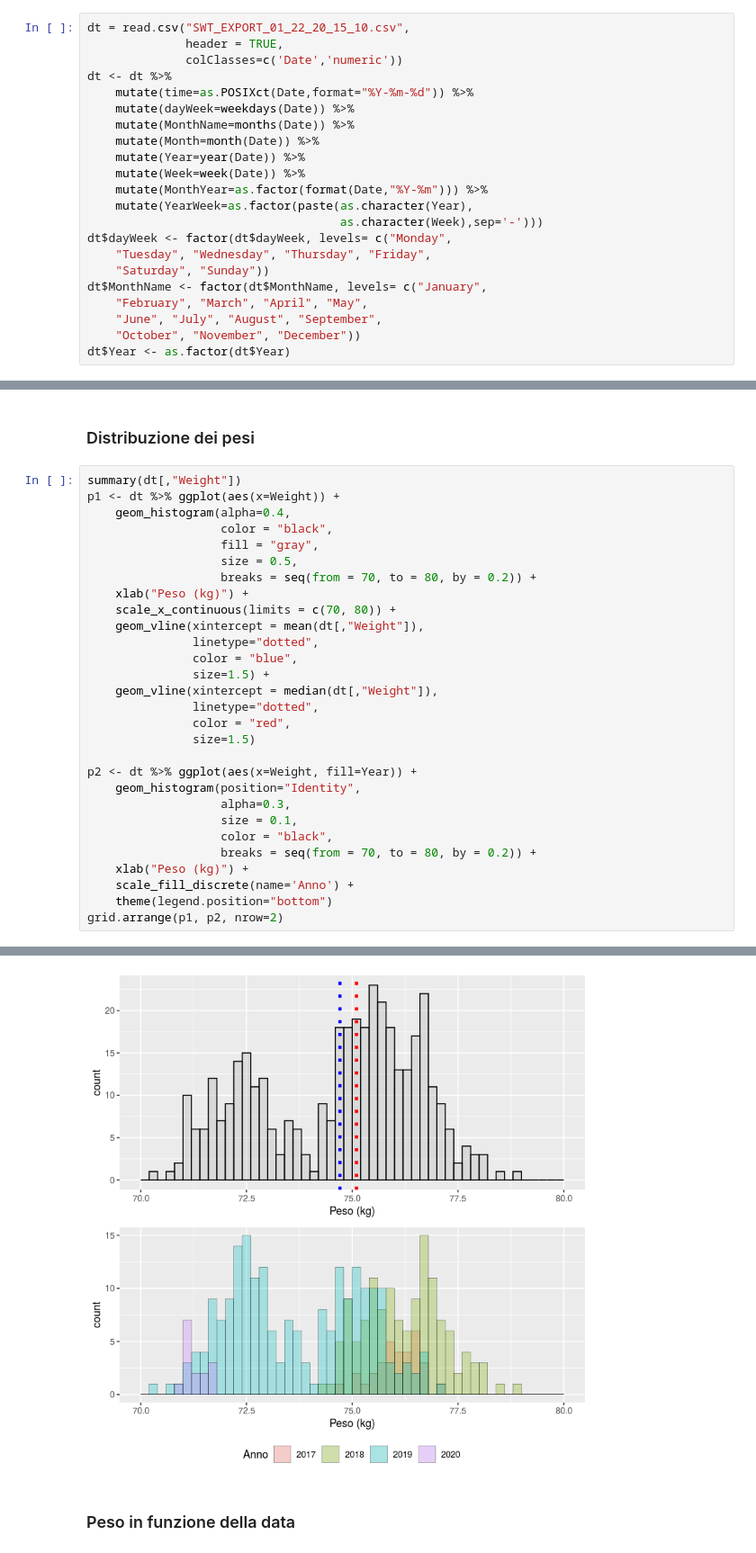
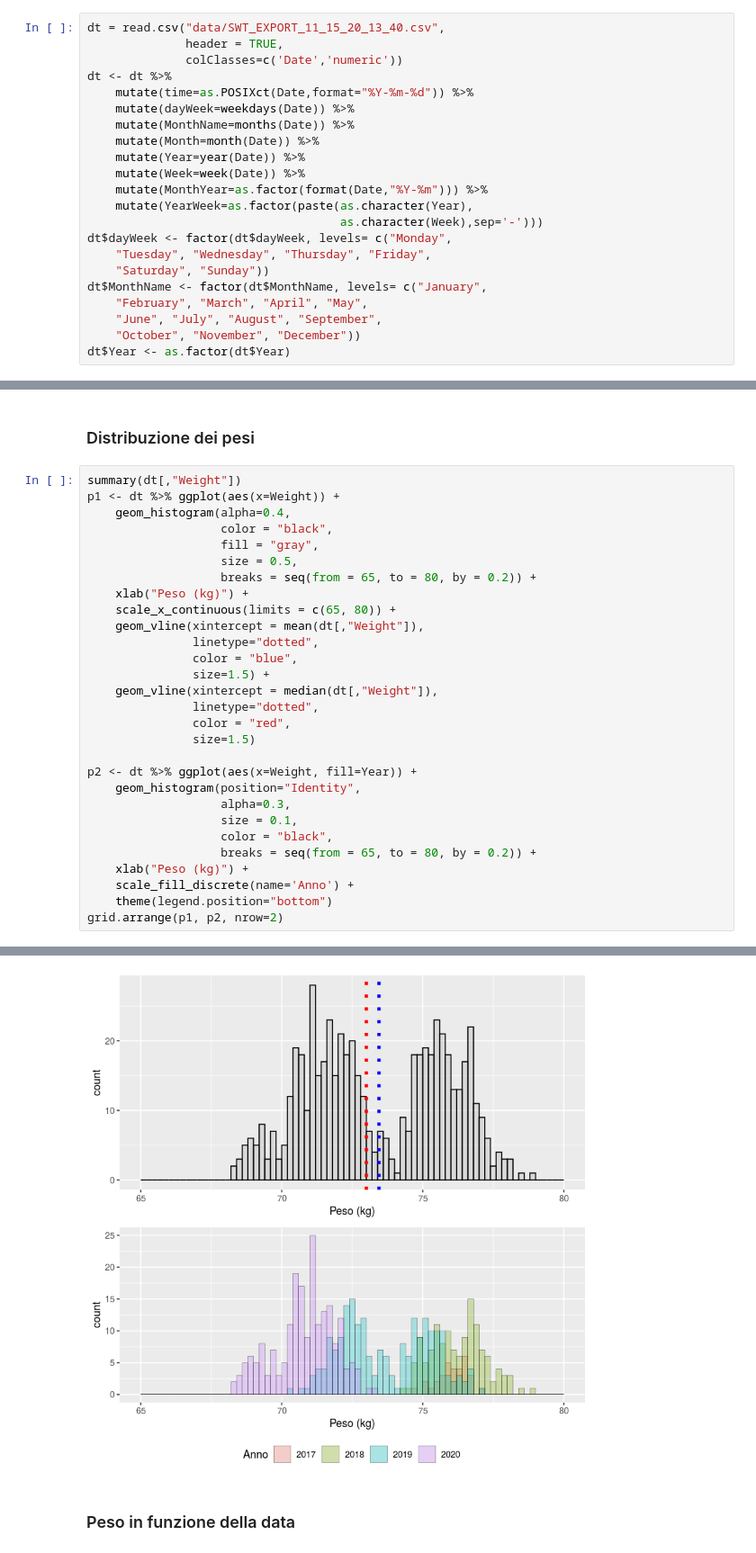
Before and after one commit to mt82/Peso, a Jupyter notebook: Peso.ipynb, the cells around one changed output, grey strips where cells are left out. Shown: that part at 90% size. Drawn from its saved outputs; the diff is of its cells as text.

```diff
--- a/Peso.ipynb
+++ b/Peso.ipynb
@@ -12,7 +12,7 @@ suppressMessages(library(gridExtra))
 # %% [markdown]
 ### Importazione dei dati e preparazione per l'analisi
 # %%
-dt = read.csv("SWT_EXPORT_01_22_20_15_10.csv",
+dt = read.csv("data/SWT_EXPORT_11_15_20_13_40.csv",
               header = TRUE,
               colClasses=c('Date','numeric'))
 dt <- dt %>%
@@ -62,9 +62,9 @@ p1 <- dt %>% ggplot(aes(x=Weight)) +
                    color = "black",
                    fill = "gray",
                    size = 0.5,
-                   breaks = seq(from = 70, to = 80, by = 0.2)) +
+                   breaks = seq(from = 65, to = 80, by = 0.2)) +
     xlab("Peso (kg)") +
-    scale_x_continuous(limits = c(70, 80)) +
+    scale_x_continuous(limits = c(65, 80)) +
     geom_vline(xintercept = mean(dt[,"Weight"]),
                linetype="dotted",
                color = "blue",
@@ -79,7 +79,7 @@ p2 <- dt %>% ggplot(aes(x=Weight, fill=Year)) +
                    alpha=0.3,
                    size = 0.1,
                    color = "black",
-                   breaks = seq(from = 70, to = 80, by = 0.2)) +
+                   breaks = seq(from = 65, to = 80, by = 0.2)) +
     xlab("Peso (kg)") +
     scale_fill_discrete(name='Anno') +
     theme(legend.position="bottom")
@@ -90,4 +90,4 @@ grid.arrange(p1, p2, nrow=2)
-[figure, old version]
+[figure, new version]
 # %% [markdown]
 ### Peso in funzione della data
 # %%
```
Also changed, not shown: parts of 5 cells of this notebook, 4 other files.
